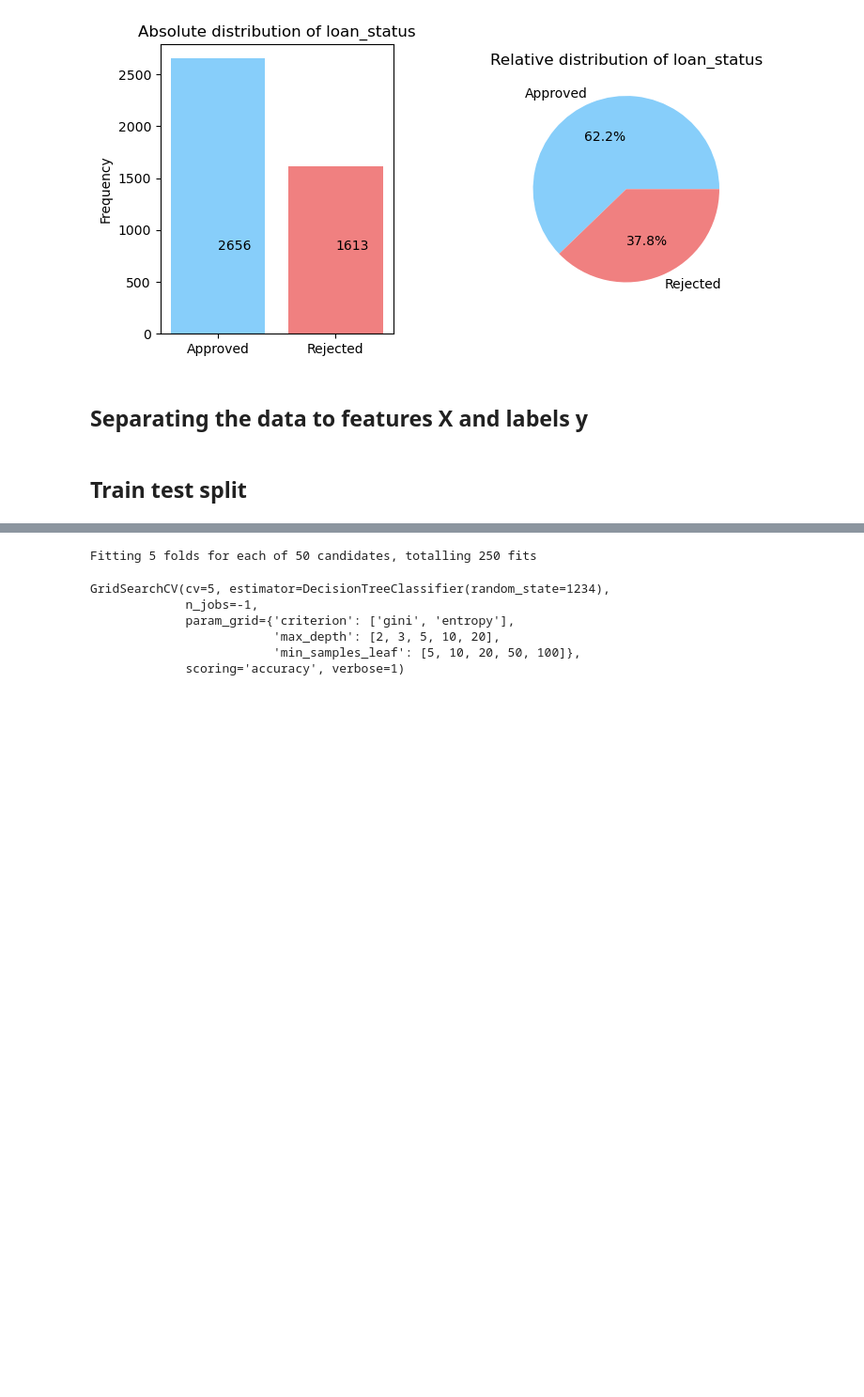
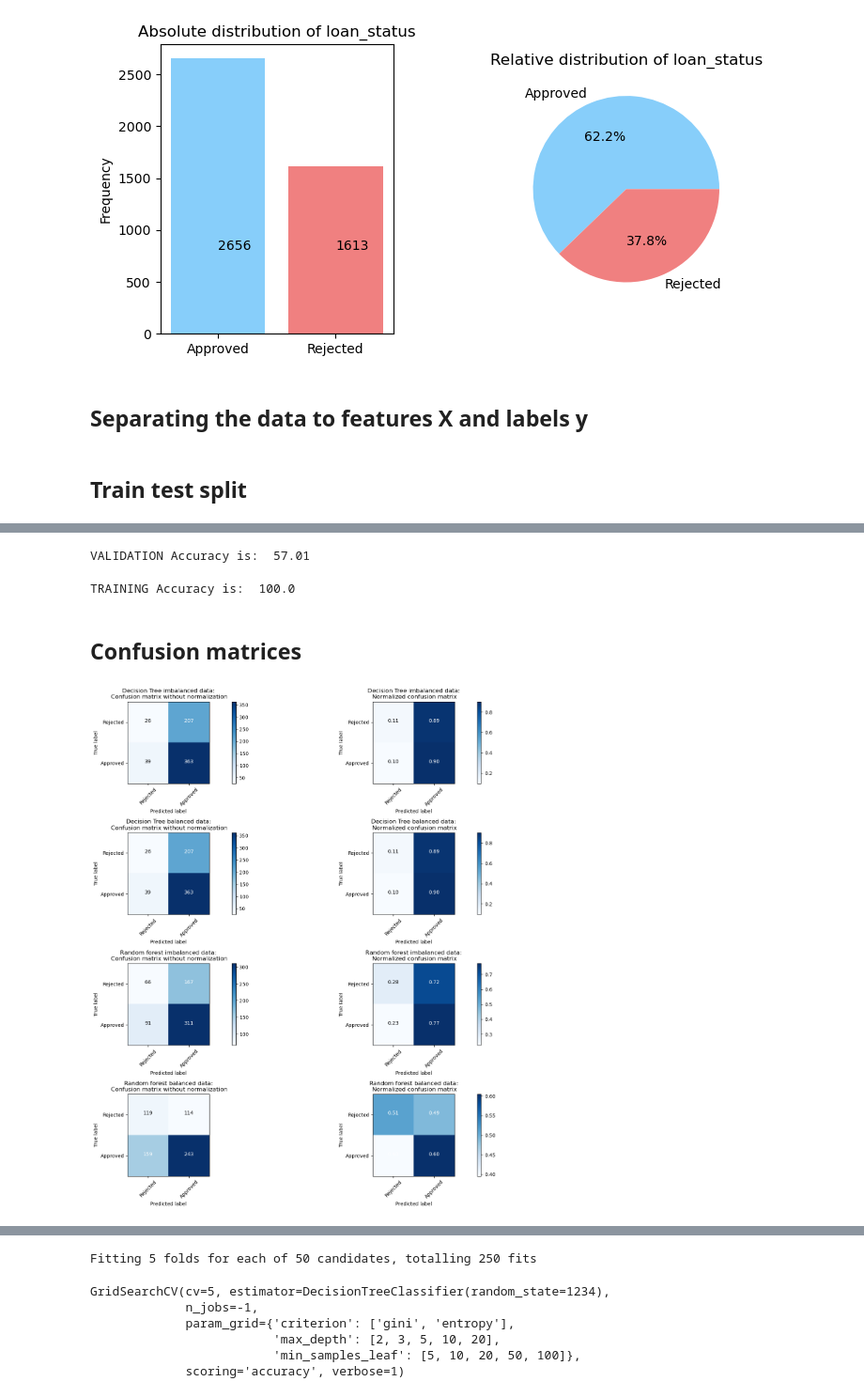
Before and after one commit to Rampenator/dsb, a Jupyter notebook: Juuso.ipynb, the cells around one changed output, grey strips where cells are left out. Shown: that part at 94% size. Drawn from its saved outputs; the diff is of its cells as text; code cells hidden in the pictures; blank space fills up the shorter version.

```diff
--- a/Juuso.ipynb
+++ b/Juuso.ipynb
@@ -341,0 +256,6 @@ DecisionTreeClassifier(random_state=1234)
+# %%
+rfc = RandomForestClassifier(random_state = 1234).fit(X_train, y_train)
+# %%
+y_pred_rfc = rfc.predict(X_val)
+y_prob_rfc = rfc.predict_proba(X_val)
+print ("VALIDATION Accuracy is: ", (accuracy_score(y_val,y_pred_rfc)*100).round(2))
@@ -341,0 +272,16 @@ DecisionTreeClassifier(random_state=1234)
+# %%
+brfc = RandomForestClassifier(random_state = 1234).fit(X_train_balanced, y_train_balanced)
+# %%
+y_pred_brfc = brfc.predict(X_val)
+y_prob_brfc = brfc.predict_proba(X_val)
+print ("VALIDATION Accuracy is: ", (accuracy_score(y_val,y_pred_brfc)*100).round(2))
+# %% [output]
+VALIDATION Accuracy is:  57.01
+# %%
+y_pred_brfc_train = brfc.predict(X_train)
+y_prob_brfc_train = brfc.predict_proba(X_train)
+print ("TRAINING Accuracy is: ", (accuracy_score(y_train,brfc.predict(X_train))*100).round(2))
+# %% [output]
+TRAINING Accuracy is:  100.0
+# %% [markdown]
+## Confusion matrices
@@ -341,0 +315,46 @@ DecisionTreeClassifier(random_state=1234)
+# %%
+class_names = ['Rejected', 'Approved']
+dt_matrix_imb = confusion_matrix(y_val, y_pred)
+dt_matrix_bal = confusion_matrix(y_val, y_pred_bdt)
+rfc_matrix_imb = confusion_matrix(y_val, y_pred_rfc)
+rfc_matrix_bal = confusion_matrix(y_val, y_pred_brfc)
+
+np.set_printoptions(precision=2)
+
+plt.figure(figsize=(20,15))
+
+#Plot imbalanced DecisionTree confusion matrix
+plt.subplot(421)
+plot_confusion_matrix(dt_matrix_imb, classes=class_names, title='Decision Tree imbalanced data:\n Confusion matrix without normalization')
+
+#Plot imbalanced DecisionTree normalized confusion matrix
+plt.subplot(422)
+plot_confusion_matrix(dt_matrix_imb, classes=class_names, normalize=True, title='Decision Tree imbalanced data:\n Normalized confusion matrix')
+
+#Plot balanced DecisionTree confusion matrix
+plt.subplot(423)
+plot_confusion_matrix(dt_matrix_bal, classes=class_names, title='Decision Tree balanced data:\n Confusion matrix without normalization')
+
+#Plot balanced DecisionTree normalized confusion matrix
+plt.subplot(424)
+plot_confusion_matrix(dt_matrix_bal, classes=class_names, normalize=True, title='Decision Tree balanced data:\n Normalized confusion matrix')
+
+#Plot balanced rf confusion matrix
+plt.subplot(425)
+plot_confusion_matrix(rfc_matrix_imb, classes=class_names, title='Random forest imbalanced data:\n Confusion matrix without normalization')
+
+#Plot balanced DecisionTree normalized confusion matrix
+plt.subplot(426)
+plot_confusion_matrix(rfc_matrix_imb, classes=class_names, normalize=True, title='Random forest imbalanced data:\n Normalized confusion matrix')
+
+#Plot balanced rf confusion matrix
+plt.subplot(427)
+plot_confusion_matrix(rfc_matrix_bal, classes=class_names, title='Random forest balanced data:\n Confusion matrix without normalization')
+
+#Plot balanced DecisionTree normalized confusion matrix
+plt.subplot(428)
+plot_confusion_matrix(rfc_matrix_bal, classes=class_names, normalize=True, title='Random forest balanced data:\n Normalized confusion matrix')
+
+plt.show()
+# %% [output]
+[figure, added]
```
Also changed, not shown: parts of 60 cells of this notebook.
